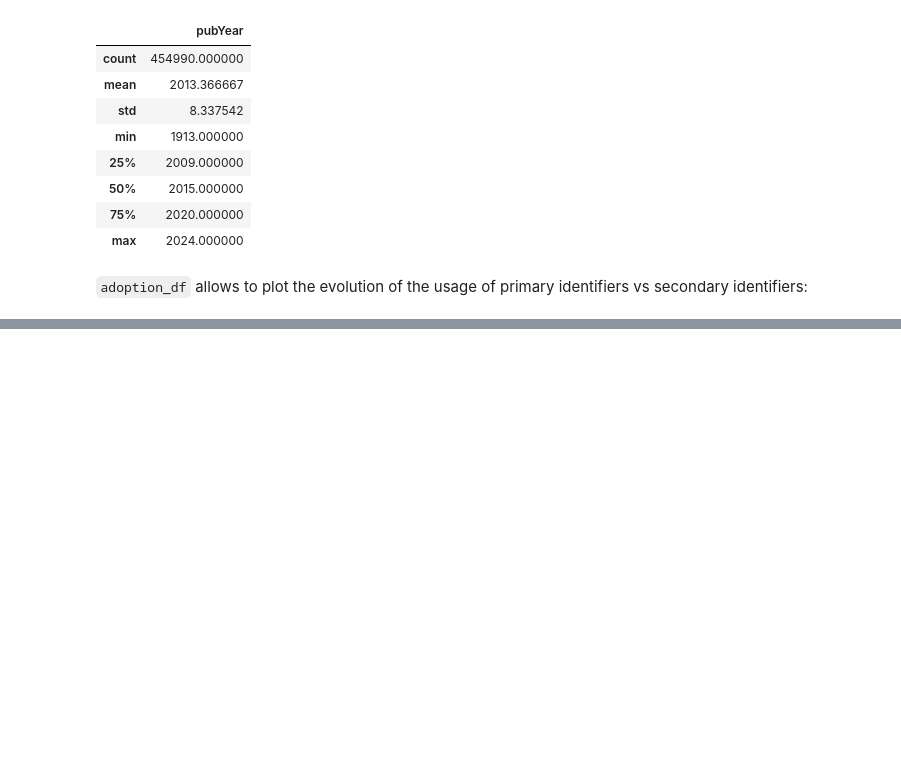
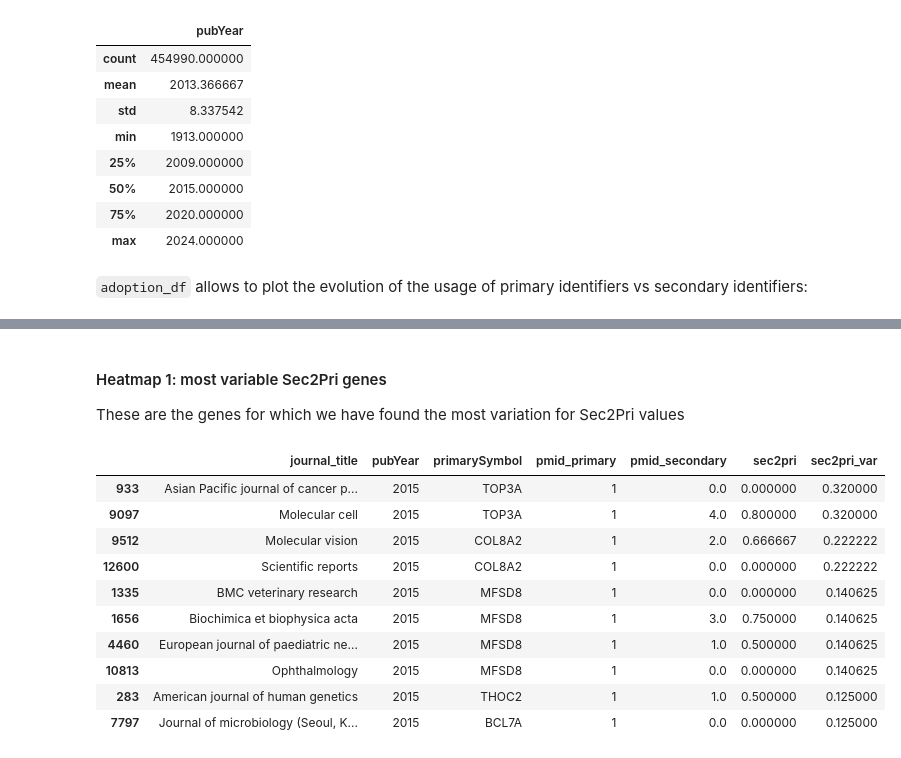
Before and after one commit to sec2pri/usecases, a Jupyter notebook: bibliometric_symbol_usage/HGNC_symbols_literature.ipynb, the cells around one changed output, grey strips where cells are left out. Cells and saved outputs as stored; diff of their text form; code cells hidden in the pictures; blank space fills up the shorter version.

```diff
--- a/bibliometric_symbol_usage/HGNC_symbols_literature.ipynb
+++ b/bibliometric_symbol_usage/HGNC_symbols_literature.ipynb
@@ -168,0 +169,17 @@ Below we retrieve the top 10 journals in terms of bibliometric hits for either p
+# %%
+def sec2pri(df, year):
+    df = df[df['pubYear'] == year]
+    primary_df = df[df['symbol_type'] == 'primary']
+    secondary_df = df[df['symbol_type'] == 'secondary']
+    grouped_primary = primary_df.groupby(['journal_title', 'pubYear', 'primarySymbol']).agg({'pmid': 'nunique'}).reset_index()
+    grouped_secondary = secondary_df.groupby(['journal_title', 'pubYear', 'secondarySymbol', 'primarySymbol']).agg({'pmid': 'nunique'}).reset_index()
+    merged = grouped_primary.merge(grouped_secondary, on=['journal_title', 'pubYear', 'primarySymbol'], how='left')
+    merged.rename(columns={'pmid_x': 'pmid_primary', 'pmid_y': 'pmid_secondary'}, inplace=True)
+    merged['pmid_secondary'] = merged['pmid_secondary'].fillna(0)
+    merged['sec2pri'] = merged['pmid_secondary']/(merged['pmid_secondary']+merged['pmid_primary'])
+    merged['sec2pri_var'] = merged.groupby('primarySymbol')['sec2pri'].transform('var')
+    merged = merged.drop(['secondarySymbol'], axis=1).drop_duplicates()
+    return merged
+# %%
+sec2pri_15= sec2pri(adoption_df, 2015)
+sec2pri_15.describe()
@@ -168,0 +196,3 @@ Below we retrieve the top 10 journals in terms of bibliometric hits for either p
+# %%
+sec2pri_22= sec2pri(adoption_df, 2022)
+sec2pri_22.describe()
@@ -168,0 +209,20 @@ Below we retrieve the top 10 journals in terms of bibliometric hits for either p
+# %% [markdown]
+#### Heatmap 1: most variable Sec2Pri genes
+
+These are the genes for which we have found the most variation for Sec2Pri values
+# %%
+most_var_15 = sec2pri_15.nlargest(100, 'sec2pri_var')
+most_var_22 = sec2pri_22.nlargest(100, 'sec2pri_var')
+most_var_15.head(10)
+# %% [output]
+|  | journal_title | pubYear | primarySymbol | pmid_primary | pmid_secondary | sec2pri | sec2pri_var |
+| 933 | Asian Pacific journal of cancer p... | 2015 | TOP3A | 1 | 0.0 | 0.000000 | 0.320000 |
+| 9097 | Molecular cell | 2015 | TOP3A | 1 | 4.0 | 0.800000 | 0.320000 |
+| 9512 | Molecular vision | 2015 | COL8A2 | 1 | 2.0 | 0.666667 | 0.222222 |
+| 12600 | Scientific reports | 2015 | COL8A2 | 1 | 0.0 | 0.000000 | 0.222222 |
+| 1335 | BMC veterinary research | 2015 | MFSD8 | 1 | 0.0 | 0.000000 | 0.140625 |
+| 1656 | Biochimica et biophysica acta | 2015 | MFSD8 | 1 | 3.0 | 0.750000 | 0.140625 |
+| 4460 | European journal of paediatric ne... | 2015 | MFSD8 | 1 | 1.0 | 0.500000 | 0.140625 |
+| 10813 | Ophthalmology | 2015 | MFSD8 | 1 | 0.0 | 0.000000 | 0.140625 |
+| 283 | American journal of human genetics | 2015 | THOC2 | 1 | 1.0 | 0.500000 | 0.125000 |
+| 7797 | Journal of microbiology (Seoul, K... | 2015 | BCL7A | 1 | 0.0 | 0.000000 | 0.125000 |
```
Also changed, not shown: parts of 29 cells of this notebook, 3 other files.
